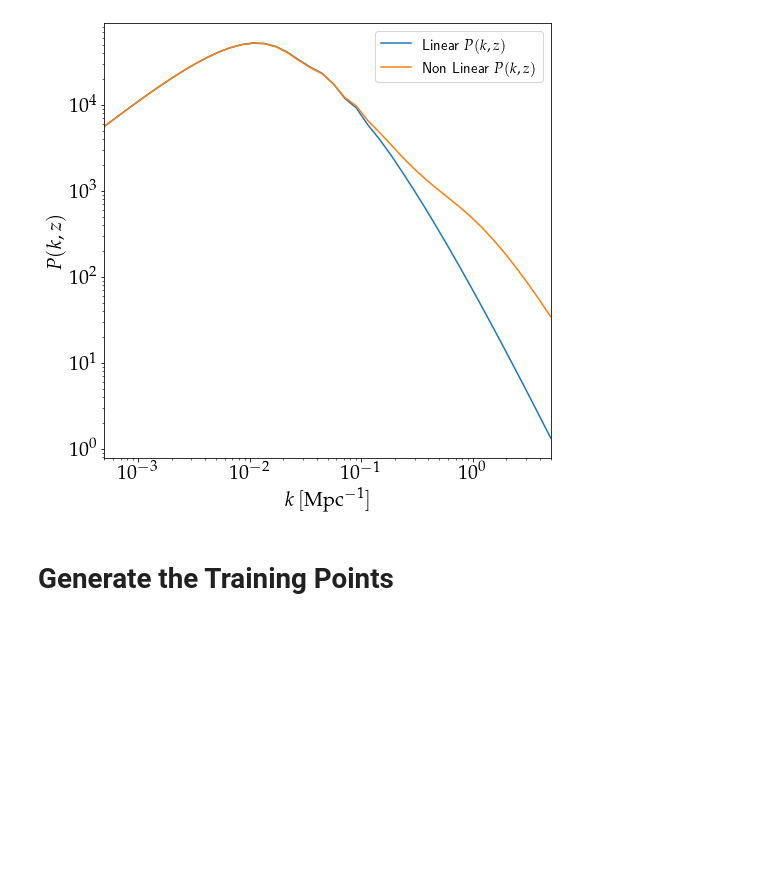
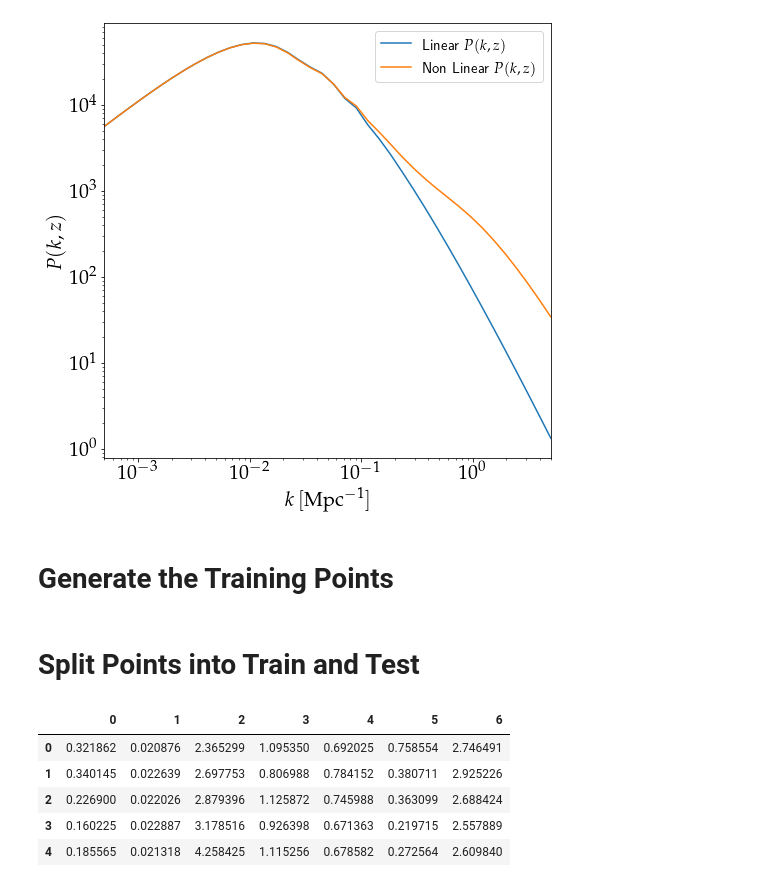
Before and after one commit to Harry45/SUPER, a Jupyter notebook: demo.ipynb, the cells around one changed output. Drawn from its saved outputs; the diff is of its cells as text; code cells hidden in the pictures; blank space fills up the shorter version.

```diff
--- a/demo.ipynb
+++ b/demo.ipynb
@@ -40,0 +41,2 @@ cosmo, linear, nonlinear = calculate_power_spectrum('lhs_8', 0)
+# %% [markdown]
+# Split Points into Train and Test
@@ -40,0 +49,9 @@ cosmo, linear, nonlinear = calculate_power_spectrum('lhs_8', 0)
+# %%
+cosmologies.head()
+# %% [output]
+|  | 0 | 1 | 2 | 3 | 4 | 5 | 6 |
+| 0 | 0.321862 | 0.020876 | 2.365299 | 1.095350 | 0.692025 | 0.758554 | 2.746491 |
+| 1 | 0.340145 | 0.022639 | 2.697753 | 0.806988 | 0.784152 | 0.380711 | 2.925226 |
+| 2 | 0.226900 | 0.022026 | 2.879396 | 1.125872 | 0.745988 | 0.363099 | 2.688424 |
+| 3 | 0.160225 | 0.022887 | 3.178516 | 0.926398 | 0.671363 | 0.219715 | 2.557889 |
+| 4 | 0.185565 | 0.021318 | 4.258425 | 1.115256 | 0.678582 | 0.272564 | 2.609840 |
```
Also changed, not shown: parts of 18 cells of this notebook, 28 other files.
